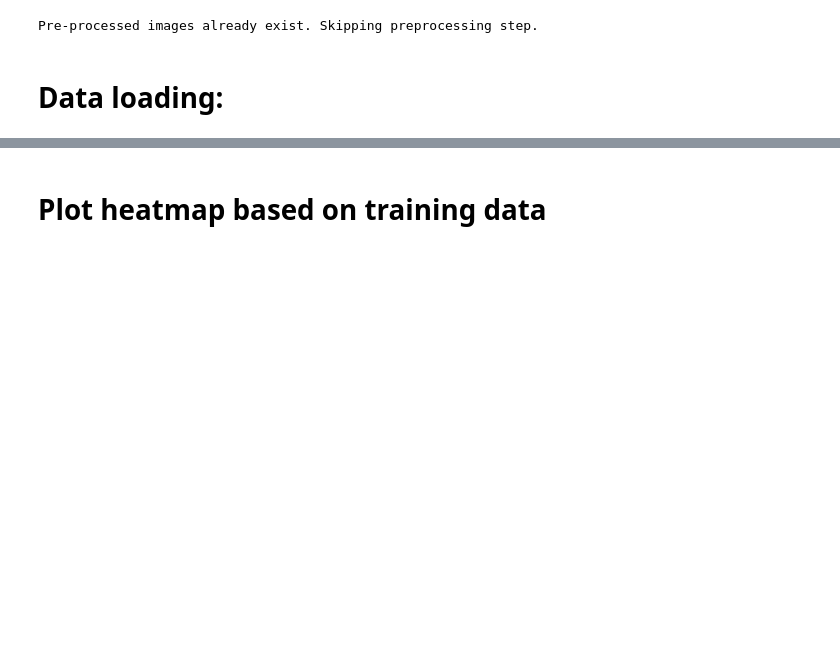
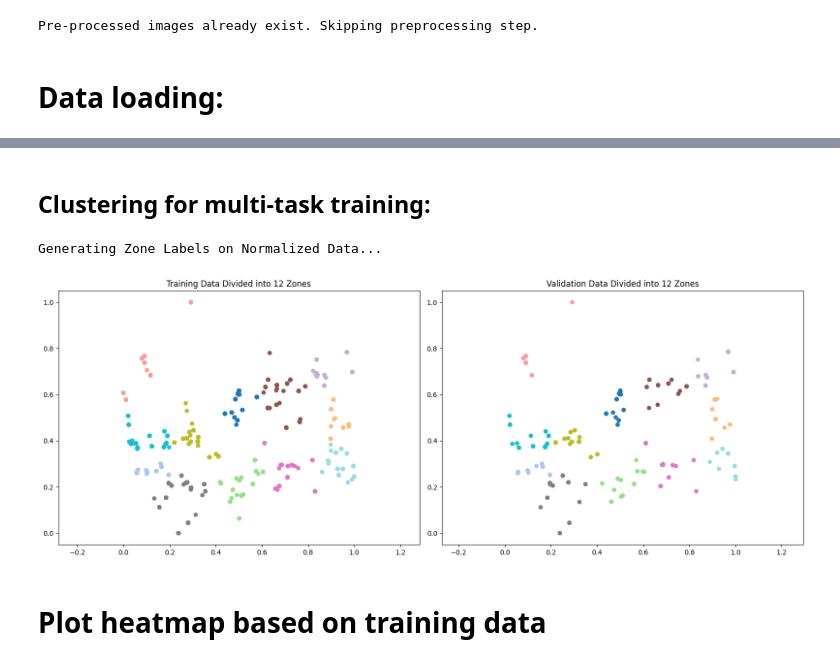
Before and after one commit to tal-sch/geolocalization-ai, a Jupyter notebook: DL_Project.ipynb, the cells around one changed output, grey strips where cells are left out. Saved outputs shown, nothing was run; the diff lists cells and outputs as text; code cells hidden in the pictures; blank space fills up the shorter version.

```diff
--- a/DL_Project.ipynb
+++ b/DL_Project.ipynb
@@ -112,3 +109,36 @@ Heatmap saved to train_data_heatmap.html
+# %% [markdown]
+## Clustering for multi-task training:
+# %%
+from sklearn.cluster import KMeans
+
+print("Generating Zone Labels on Normalized Data...")
+
+NUM_ZONES = 12
+
+kmeans = KMeans(n_clusters=NUM_ZONES, random_state=42, n_init=10)
+
+# Fit on the normalized coordinates
+train_df['zone_label'] = kmeans.fit_predict(train_df[['lat', 'lon']])
+val_df['zone_label'] = kmeans.predict(val_df[['lat', 'lon']])
+
+# plot the zones to see if they look reasonable for both training and validation
+fig, axes = plt.subplots(1, 2, figsize=(16, 6))
+
+# Training data plot
+axes[0].scatter(train_df['lon'], train_df['lat'], c=train_df['zone_label'], cmap='tab20', s=30)
+axes[0].set_title(f"Training Data Divided into {NUM_ZONES} Zones")
+axes[0].axis('equal')  # Keep aspect ratio so it looks like a map
+
+# Validation data plot
+axes[1].scatter(val_df['lon'], val_df['lat'], c=val_df['zone_label'], cmap='tab20', s=30)
+axes[1].set_title(f"Validation Data Divided into {NUM_ZONES} Zones")
+axes[1].axis('equal')  # Keep aspect ratio so it looks like a map
+
+plt.tight_layout()
+plt.show()
+# %% [output]
+Generating Zone Labels on Normalized Data...
+[figure, added]
 # %% [markdown]
 # Plot heatmap based on training data
 # %%
```
Also changed, not shown: parts of 8 cells of this notebook, 3 other files.
